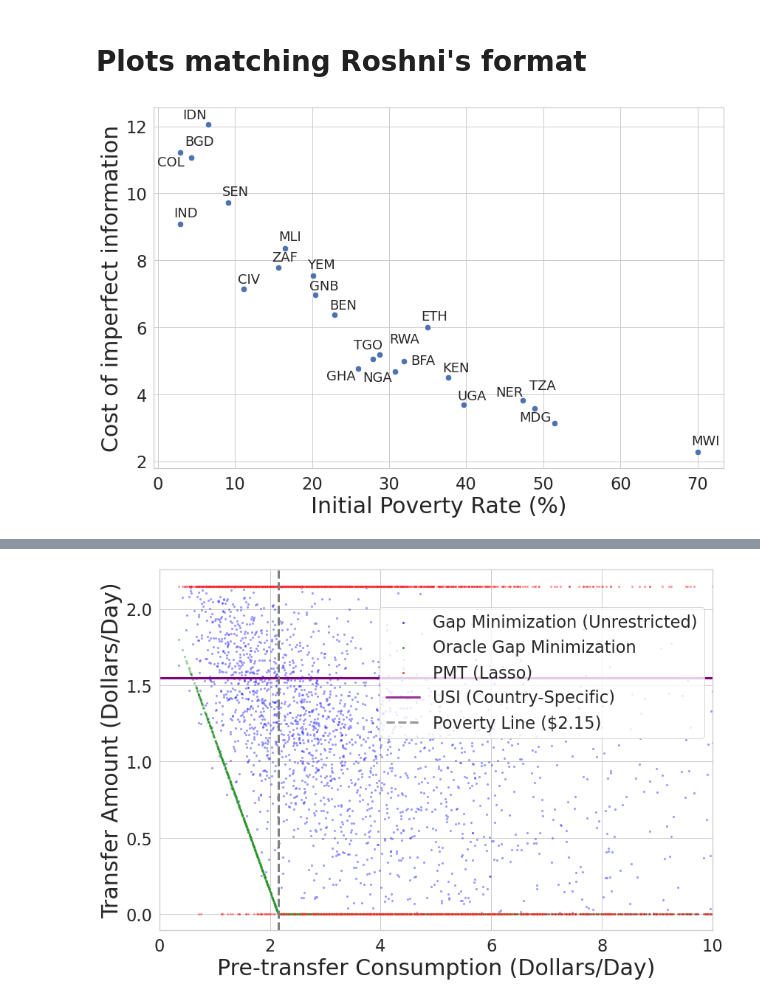
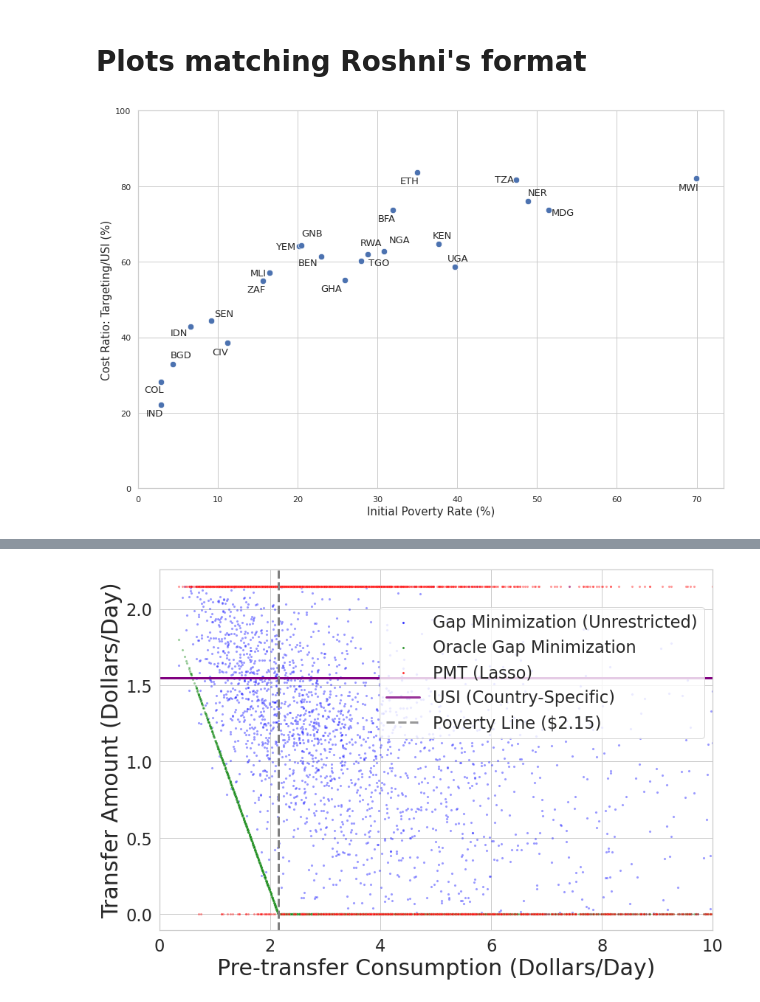
Before and after one commit to lselker13/eop, a Jupyter notebook: analyze_simulation_results/visualizations.ipynb, the cells around one changed output, grey strips where cells are left out. Cells and saved outputs as stored; diff of their text form; code cells hidden in the pictures.

Commit message:
Updating targeting/ubi scatter

```diff
--- a/analyze_simulation_results/visualizations.ipynb
+++ b/analyze_simulation_results/visualizations.ipynb
@@ -175,29 +175,65 @@ tgo_transfers = pd.concat(tgo_dfs, ignore_index=True)
 paper_figures_out_path = Path('../../figures/policy_structure_exposition')
 paper_figures_out_path.mkdir(exist_ok=True)
 # %%
-fontsize = 30
-
-y_cols_and_labels = {
-    'realistic_over_oracle': 'Cost of imperfect information',
-    'targeting_over_ubi': 'Cost ratio: Targeting/USI',
-    'concentration_index': 'Concentration index',
-}
+# claude
 data['initial_poverty_rate_perc'] = data.initial_poverty_rate * 100
 
-for y_col, y_label in y_cols_and_labels.items():
-    fig, ax = plt.subplots(figsize=(12, 8))
-    sns.scatterplot(data=data, x='initial_poverty_rate_perc', y=y_col, ax=ax, s=70)
-    texts = [ax.text(row['initial_poverty_rate_perc'], row[y_col], row['country'],
-                     fontsize=18, ha='right', va='bottom')
-             for _, row in data.iterrows()]
-    adjust_text(texts, ax=ax)
-    ax.set_xlabel('Initial Poverty Rate (%)', fontsize=fontsize)
-    ax.set_ylabel(y_label, fontsize=fontsize)
-    ax.tick_params(axis="x", labelsize=fontsize * 0.75)
-    ax.tick_params(axis="y", labelsize=fontsize * 0.75)
-    ax.grid(True)
-    plt.tight_layout()
-    plt.savefig(paper_figures_out_path / f'{y_col}_vs_initial_poverty_rate_formatted.pdf', dpi=300, bbox_inches="tight")
-    plt.show()
+fontsize = 15
+pointsize = 70
+
+data['targeting_percentage_of_ubi'] = data.targeting_over_ubi * 100
+fig, ax = plt.subplots(figsize=(12, 8))
+sns.scatterplot(data=data, x='initial_poverty_rate_perc', y='targeting_percentage_of_ubi', ax=ax, s=pointsize)
+offset=False
+if offset:
+    texts = [ax.text(
+            row['initial_poverty_rate_perc'] + 0.3, row['targeting_percentage_of_ubi'] + 0.5,
+            row['country'],
+            fontsize=fontsize-2, ha='center', va='center'
+        )
+        for _, row in data.iterrows()
+    ]
+else:
+    texts = [ax.text(row['initial_poverty_rate_perc'], row['targeting_percentage_of_ubi'], row['country'],
+                    fontsize=fontsize-2, ha='center', va='center')
+            for _, row in data.iterrows()]
+ax.set_xlabel('Initial Poverty Rate (%)', fontsize=fontsize)
+ax.set_ylabel('Cost Ratio: Targeting/USI (%)', fontsize=fontsize)
+ax.tick_params(axis="x", labelsize=fontsize * 0.75)
+ax.tick_params(axis="y", labelsize=fontsize * 0.75)
+(xlow, xhigh) = ax.get_xlim()
+ax.set_xlim(0, xhigh)
+ax.set_ylim(0, 100)
+ax.grid(True)
+plt.tight_layout()
+
+# Ghost points at the marker circumference (diagonal x) so adjust_text
+# avoids the full dot area rather than just the zero-size center coordinate.
+fig.canvas.draw()
+radius_pts = np.sqrt(pointsize / np.pi) * 1
+disp_to_data = ax.transData.inverted()
+origin = disp_to_data.transform([0, 0])
+pix_per_pt = fig.dpi / 72
+radius_x = disp_to_data.transform([radius_pts * pix_per_pt, 0])[0] - origin[0]
+radius_y = disp_to_data.transform([0, radius_pts * pix_per_pt])[1] - origin[1]
+d = 1 / np.sqrt(2)
+xs = data['initial_poverty_rate_perc'].values
+ys = data['targeting_percentage_of_ubi'].values
+ghost_x = np.concatenate([xs, xs + d*radius_x, xs - d*radius_x, xs + d*radius_x, xs - d*radius_x])
+ghost_y = np.concatenate([ys, ys + d*radius_y, ys - d*radius_y, ys - d*radius_y, ys + d*radius_y])
+
+show_ghost_points = False
+
+if show_ghost_points:
+    ax.scatter(ghost_x, ghost_y, s=10, color='red', zorder=10, linewidths=0)
+
+adjust_text(
+    texts, ax=ax, force_text=2,
+    x=ghost_x, y=ghost_y,
+    avoid_self=True,
+)
+
+plt.savefig(paper_figures_out_path / f'targeting_over_ubi_vs_initial_poverty_rate_formatted.pdf', dpi=300, bbox_inches="tight")
+plt.show()
 # %% [output]
-[figure, old version]
+[figure, new version]
```
Also changed, not shown: parts of 2 cells of this notebook.
